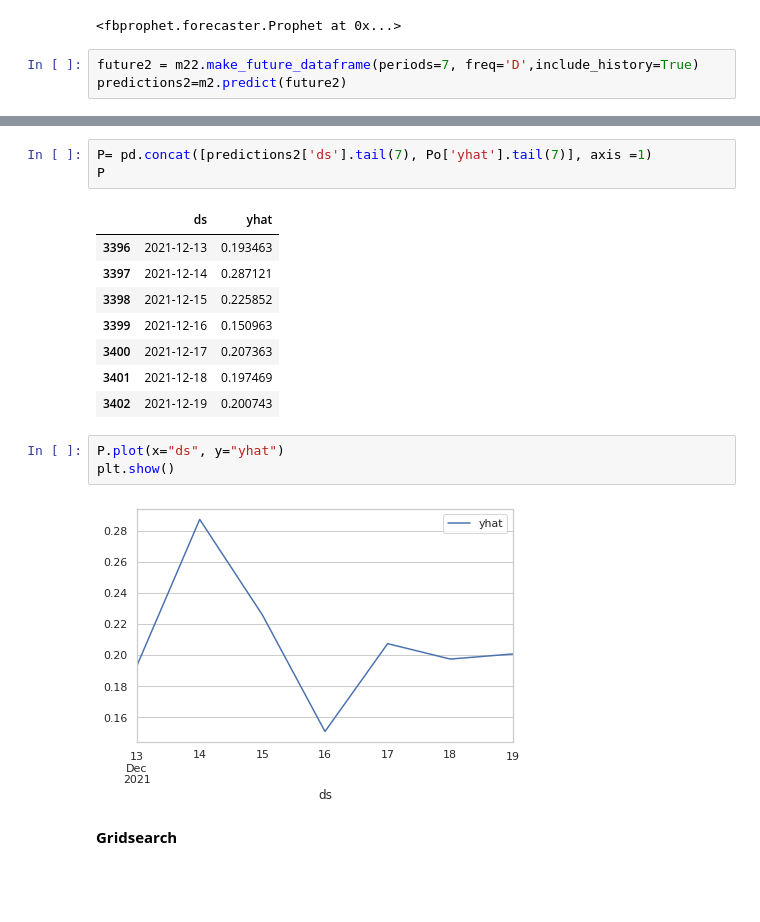
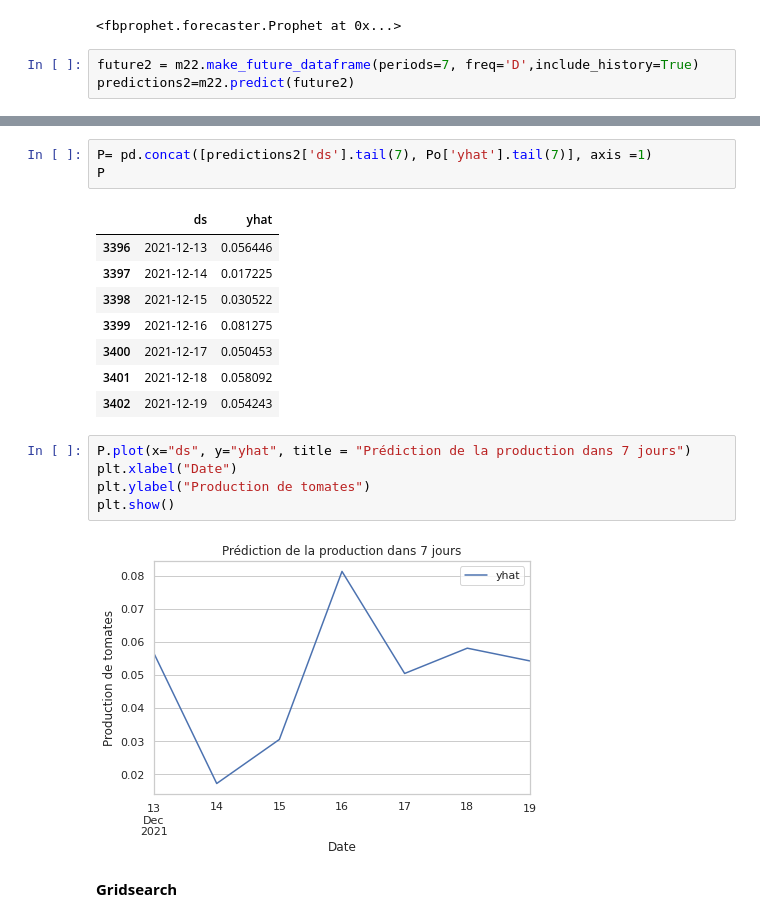
Before and after one commit to Lydu7979/Projet_Chef_d-oeuvre_Flask_bis, a Jupyter notebook: search/models/Prophet/Prophet.ipynb, the cells around one changed output, grey strips where cells are left out. Cells and saved outputs as stored; diff of their text form; blank space fills up the shorter version.

```diff
--- a/search/models/Prophet/Prophet.ipynb
+++ b/search/models/Prophet/Prophet.ipynb
@@ -315,7 +315,7 @@ m22.fit(dfPo)
 <fbprophet.forecaster.Prophet at 0x...>
 # %%
 future2 = m22.make_future_dataframe(periods=7, freq='D',include_history=True)
-predictions2=m2.predict(future2)
+predictions2=m22.predict(future2)
 # %%
 predictions2[['ds', 'yhat', 'yhat_lower', 'yhat_upper']].tail(7)
 # %% [output]
@@ -357,18 +357,20 @@ P= pd.concat([predictions2['ds'].tail(7), Po['yhat'].tail(7)], axis =1)
 P
 # %% [output]
 |  | ds | yhat |
-| 3396 | 2021-12-13 | 0.193463 |
-| 3397 | 2021-12-14 | 0.287121 |
-| 3398 | 2021-12-15 | 0.225852 |
-| 3399 | 2021-12-16 | 0.150963 |
-| 3400 | 2021-12-17 | 0.207363 |
-| 3401 | 2021-12-18 | 0.197469 |
-| 3402 | 2021-12-19 | 0.200743 |
+| 3396 | 2021-12-13 | 0.056446 |
+| 3397 | 2021-12-14 | 0.017225 |
+| 3398 | 2021-12-15 | 0.030522 |
+| 3399 | 2021-12-16 | 0.081275 |
+| 3400 | 2021-12-17 | 0.050453 |
+| 3401 | 2021-12-18 | 0.058092 |
+| 3402 | 2021-12-19 | 0.054243 |
 # %%
-P.plot(x="ds", y="yhat")
+P.plot(x="ds", y="yhat", title = "Prédiction de la production dans 7 jours")
+plt.xlabel("Date")
+plt.ylabel("Production de tomates")
 plt.show()
 # %% [output]
-[figure, old version]
+[figure, new version]
 # %% [markdown]
 **Gridsearch**
 # %%
```
Also changed, not shown: parts of 29 cells of this notebook, 2 other files.
